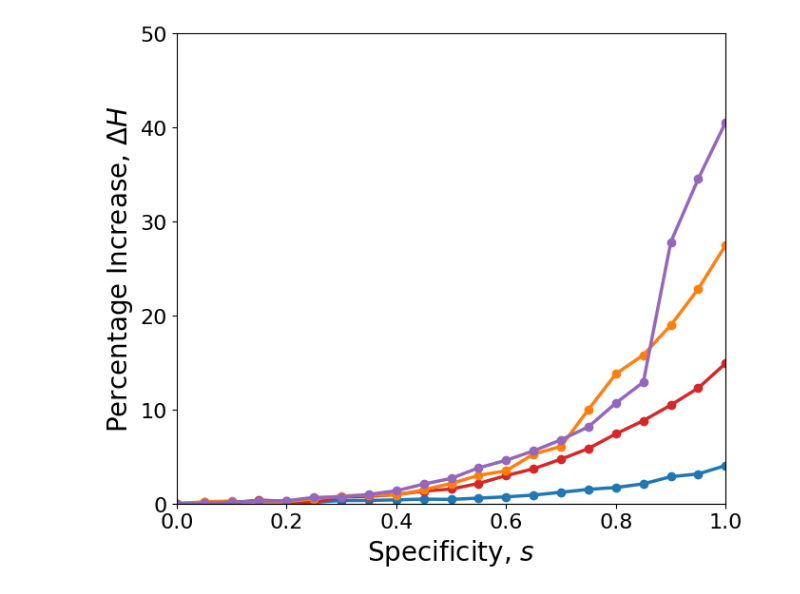
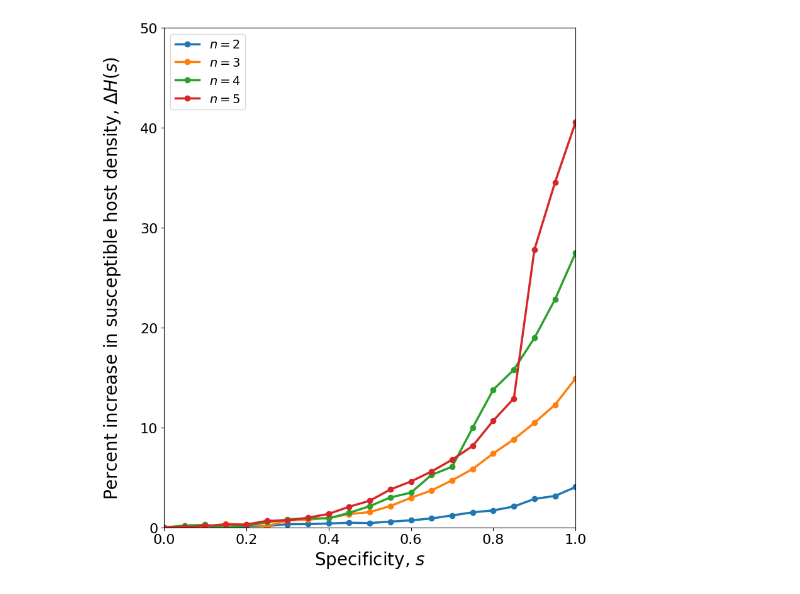
Before and after one commit to dxanielkm/Ashby_and_Kim_2025, a Jupyter notebook: Mean-Host-Density/mean_host.ipynb, the cells around one changed output. Drawn from its saved outputs; the diff is of its cells as text; code cells hidden in the pictures.

```diff
--- a/Mean-Host-Density/mean_host.ipynb
+++ b/Mean-Host-Density/mean_host.ipynb
@@ -1,35 +1,34 @@
 # %%
 import pandas as pd
 import matplotlib.pyplot as plt
 import numpy as np
 
 
-df = pd.read_csv("host_availability.csv")
+df = pd.read_csv("mean_host.csv")
 
 records = []
 for n_val, dsub in df.groupby("n"):
     dsub = dsub.sort_values("s")                   # make sure s is 0…1
     baseline = dsub.loc[dsub["s"] == 0, "mean_H"].values[0]
     pct_change = 100 * (dsub["mean_H"] - baseline) / baseline
 
     records.append((n_val, dsub["s"].values, pct_change.values))
 
-plt.figure(figsize=(7, 6))
+plt.figure(figsize=(8, 9))
 
-colors  = ["tab:blue", "tab:red", "tab:orange", "tab:purple"]
-
-for (n_val, s_vec, pct_vec), c in zip(records, colors):
-    plt.plot(s_vec, pct_vec, marker="o", color=c, linewidth=2.5, markersize=6, label=fr"$n={n_val}$")
+for n_val, s_vec, pct_vec in records:
+    plt.plot(s_vec, pct_vec, marker="o", linewidth=2.5, markersize=6, label=fr"$n={n_val}$")
 
 # axes, labels, ticks, legend
 plt.xlabel(r"Specificity, $s$", fontsize=20)
-plt.ylabel(r"Percentage Increase, $\Delta H$", fontsize=20)
+plt.ylabel(r"Percent increase in susceptible host density, $\Delta H(s)$", fontsize=20, labelpad=20)
 plt.xticks(fontsize=16)  # increased x-tick font size
 plt.yticks(fontsize=16)  # increased y-tick font size
 plt.ylim(0, 50)
 plt.xlim(0, 1)
+plt.legend(loc="upper left", fontsize=14)
 plt.tight_layout()
 plt.savefig("mean_host.png", dpi=600)
 plt.show()
 # %% [output]
-[figure, old version]
+[figure, new version]
```
Also changed, not shown: 10 other files.
